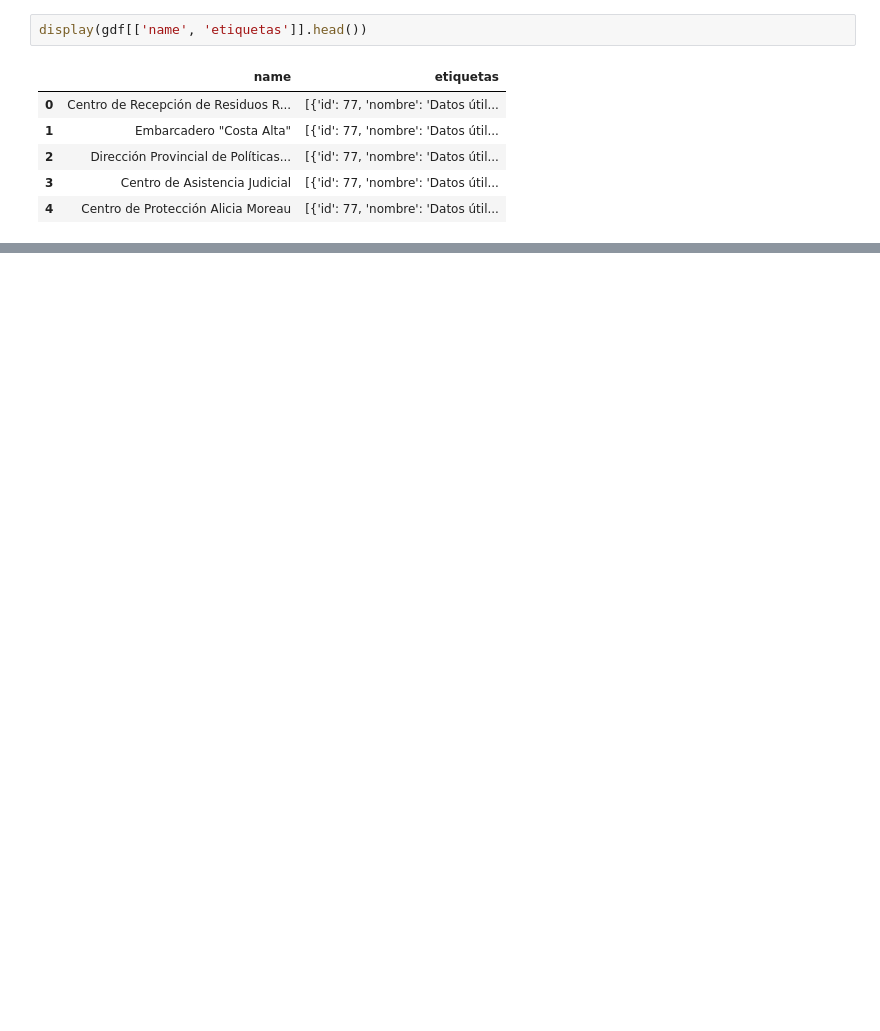
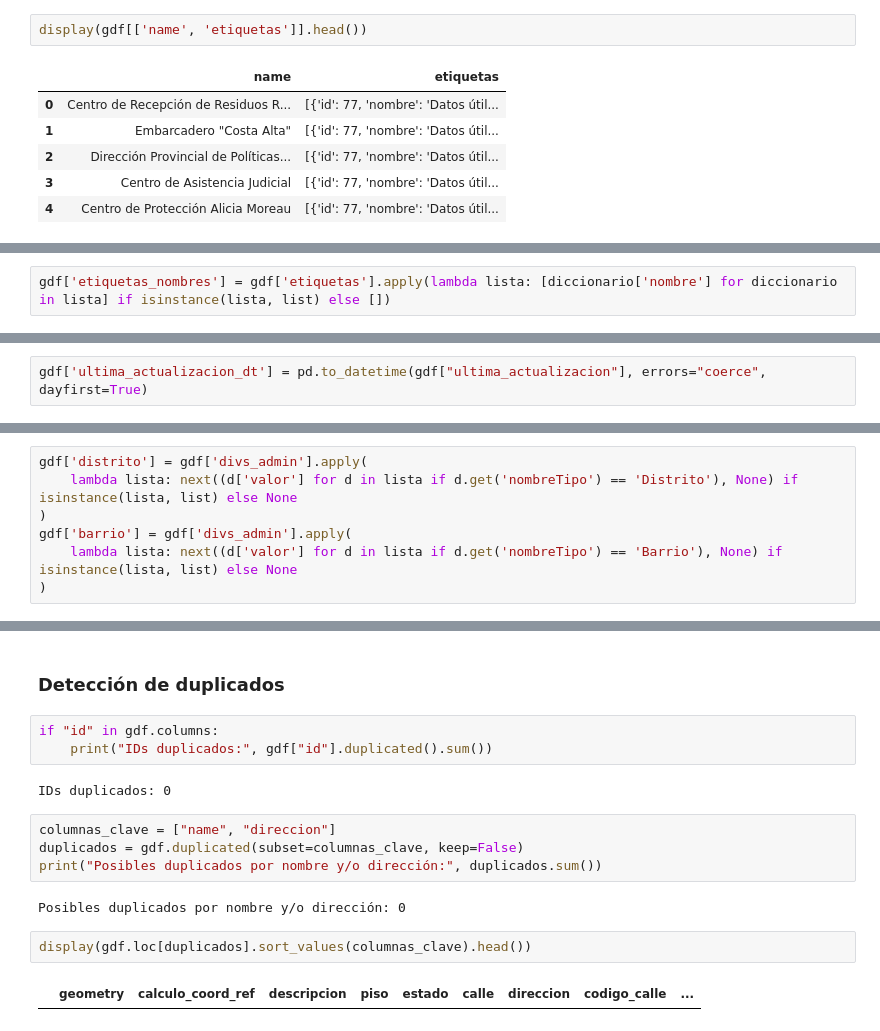
Before and after one commit to maximoalva/rosario-15-minute-city, a Jupyter notebook: notebooks/exploracion_datos.ipynb, the cells around one changed output, grey strips where cells are left out. Drawn from its saved outputs; the diff is of its cells as text; blank space fills up the shorter version.

```diff
--- a/notebooks/exploracion_datos.ipynb
+++ b/notebooks/exploracion_datos.ipynb
@@ -172,0 +188,2 @@ display(gdf[['name', 'etiquetas']].head())
+# %%
+gdf['etiquetas_nombres'] = gdf['etiquetas'].apply(lambda lista: [diccionario['nombre'] for diccionario in lista] if isinstance(lista, list) else [])
@@ -273 +216,3 @@ Name: count, dtype: int64
+# %%
+gdf['ultima_actualizacion_dt'] = pd.to_datetime(gdf["ultima_actualizacion"], errors="coerce", dayfirst=True)
 # %%
@@ -410,0 +256,7 @@ GeoPackage guardado en: D:\Documentos\MaxucaS\rosario-15-minute-city\data\proces
+# %%
+gdf['distrito'] = gdf['divs_admin'].apply(
+    lambda lista: next((d['valor'] for d in lista if d.get('nombreTipo') == 'Distrito'), None) if isinstance(lista, list) else None
+)
+gdf['barrio'] = gdf['divs_admin'].apply(
+    lambda lista: next((d['valor'] for d in lista if d.get('nombreTipo') == 'Barrio'), None) if isinstance(lista, list) else None
+)
@@ -410,0 +294,17 @@ GeoPackage guardado en: D:\Documentos\MaxucaS\rosario-15-minute-city\data\proces
+# %% [markdown]
+### Detección de duplicados
+# %%
+if "id" in gdf.columns:
+    print("IDs duplicados:", gdf["id"].duplicated().sum())
+# %% [output]
+IDs duplicados: 0
+# %%
+columnas_clave = ["name", "direccion"]
+duplicados = gdf.duplicated(subset=columnas_clave, keep=False)
+print("Posibles duplicados por nombre y/o dirección:", duplicados.sum())
+# %% [output]
+Posibles duplicados por nombre y/o dirección: 0
+# %%
+display(gdf.loc[duplicados].sort_values(columnas_clave).head())
+# %% [output]
+|  | geometry | calculo_coord_ref | descripcion | piso | estado | calle | direccion | codigo_calle | ... |
```
Also changed, not shown: parts of 37 cells of this notebook.
